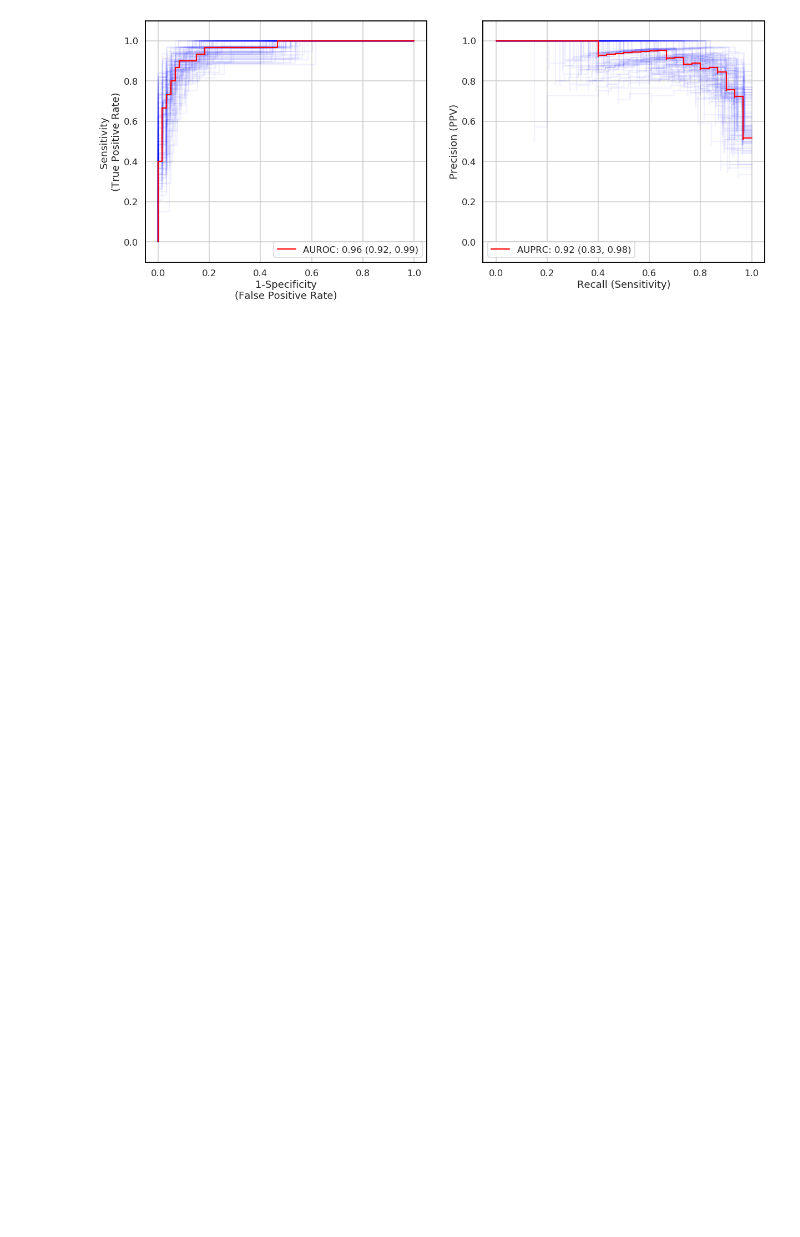
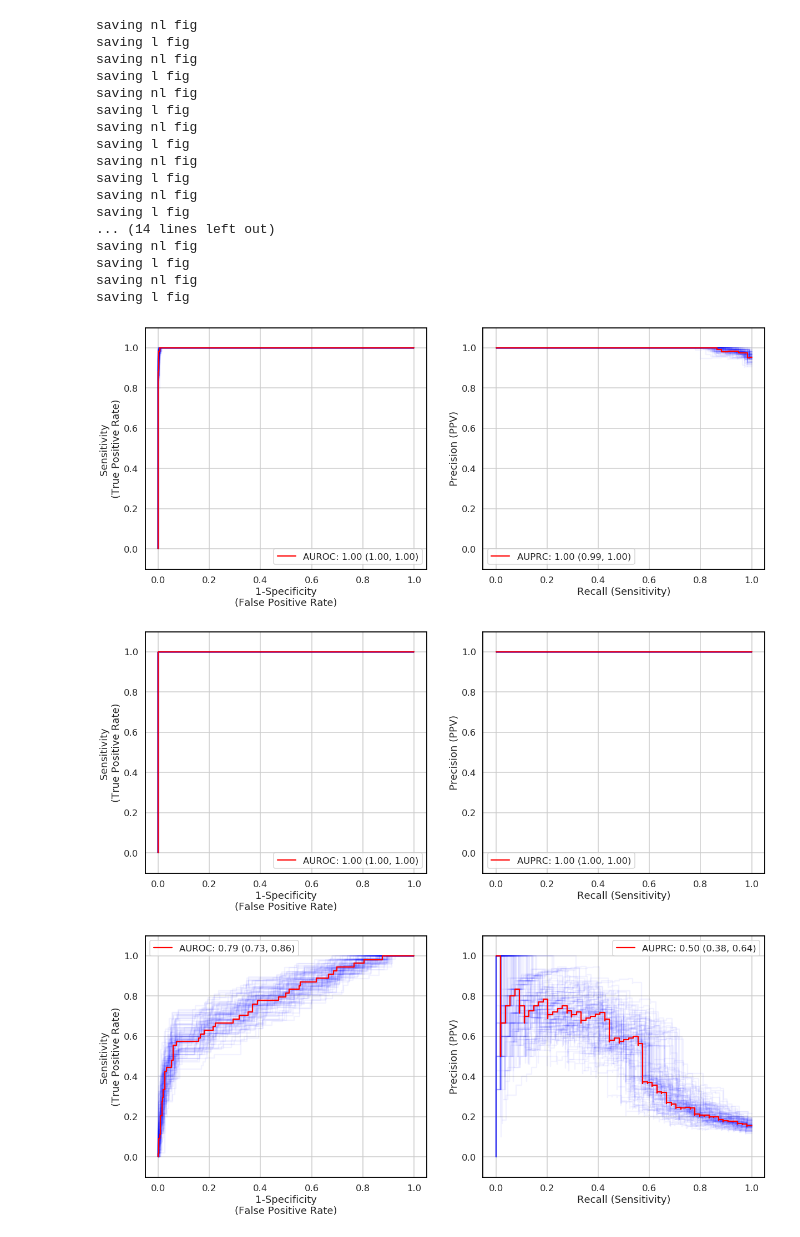
Before and after one commit to Pairas92/Covid19Proxy, a Jupyter notebook: Covid Proxy Pipeline Final Git.ipynb, the cells around one changed output. Drawn from its saved outputs; the diff is of its cells as text; code cells hidden in the pictures; blank space fills up the shorter version.

Commit message:
Bugfix in CombinedClassifier visualization, updates in notebook

```diff
--- a/Covid Proxy Pipeline Final Git.ipynb
+++ b/Covid Proxy Pipeline Final Git.ipynb
@@ -46,15 +58,15 @@ Wall time: 1min 25s
 # %%
-immsuppfile = <path_to_ucla_immunosuppressed_file>
-supps = pd.read_csv(immsuppfile, error_bad_lines=False)['PatientEncounterCSNID'].values
+immsuppfile = '/opt/genomics/workingdir/jnchiang/projects/COVID_19/models/LabTestProxy/Immunosuppressed_CSNIDs.csv'
 if excludeSupps:
+    supps = pd.read_csv(immsuppfile, error_bad_lines=False)['PatientEncounterCSNID'].values
     dataDict['ucla']['data']=dataDict['ucla']['data'].loc[\
                                     ~dataDict['ucla']['data']['PatientEncounterCSNID'].isin(supps)]
     dataDict['ucla']['trainIDs'] = [x for x in dataDict['ucla']['trainIDs'] if x not in supps]
     dataDict['ucla']['testIDs'] = [x for x in dataDict['ucla']['testIDs'] if x not in supps]
 # %%
-dataDict['cedars'] = {}
-dataDict['cedars']['data'], dataDict['cedars']['trainIDs'], dataDict['cedars']['testIDs'] =\
-    CedarsDataLoader(cedars_patients, cedars_flat_file, anyInfMarker=anyInfMarker)
+#dataDict['cedars'] = {}
+#dataDict['cedars']['data'], dataDict['cedars']['trainIDs'], dataDict['cedars']['testIDs'] =\
+#    CedarsDataLoader(cedars_patients, cedars_flat_file, anyInfMarker=anyInfMarker)
 # %%
 print('Pool numbers:')
 all_ucla = len(dataDict['ucla']['data'])
@@ -91,3 +112,3 @@ randSt=np.random.RandomState(10)
 # %%
 # Split data #
-trainData, valData, testData = SplitData(allData, trainIDs, testIDs, n_val=30, n_test=60, balanced=False,random_state=7)
+trainData, valData, testData = SplitData(allData, trainIDs, testIDs, n_val=10, n_test=30, balanced=False,random_state=8)
@@ -187,12 +366,39 @@ Wall time: 1min 20s
 # %%
 import seaborn as sns
 sns.set_style('whitegrid', {'axes.apines.bottom': True,
                            'axes.apines.left': True,
                            'axes.apines.right': False,
                            'axes.apines.top': False,
                            'axes.edgecolor': '.0'})
 sns.set_context('talk')
 sns.set_palette('colorblind')
-viz_utils.plot_results(y_vectors['full']['y_test'], y_vectors['full']['y_prob'], saveFigs=False, legend=True)
+
+plotdir='/opt/genomics/Jupyter_Notebook/ARudas/CDM_queries/CDM_Covid19/covid19plots/0908'
+
+#y_test_save, y_prob_save = y_test, y_prob
+for exp in expnames2:
+    for dataset in datasets:
+        figname='roc_'+exp+'_'+dataset
+        viz_utils.plot_results(y_vectors[exp][dataset]['y_test'], y_vectors[exp][dataset]['y_prob'], saveFigs=True,\
+                               figName=os.path.join(plotdir,figname), legend=True)
 # %% [output]
+saving nl fig
+saving l fig
+saving nl fig
+saving l fig
+saving nl fig
+saving l fig
+saving nl fig
+saving l fig
+saving nl fig
+saving l fig
+saving nl fig
+saving l fig
+... (14 lines left out)
+saving nl fig
+saving l fig
+saving nl fig
+saving l fig
-[figure, old version]
+[figure, new version]
+[figure, added]
+[figure, added]
```
Also changed, not shown: parts of 18 cells of this notebook, 1 other file.
